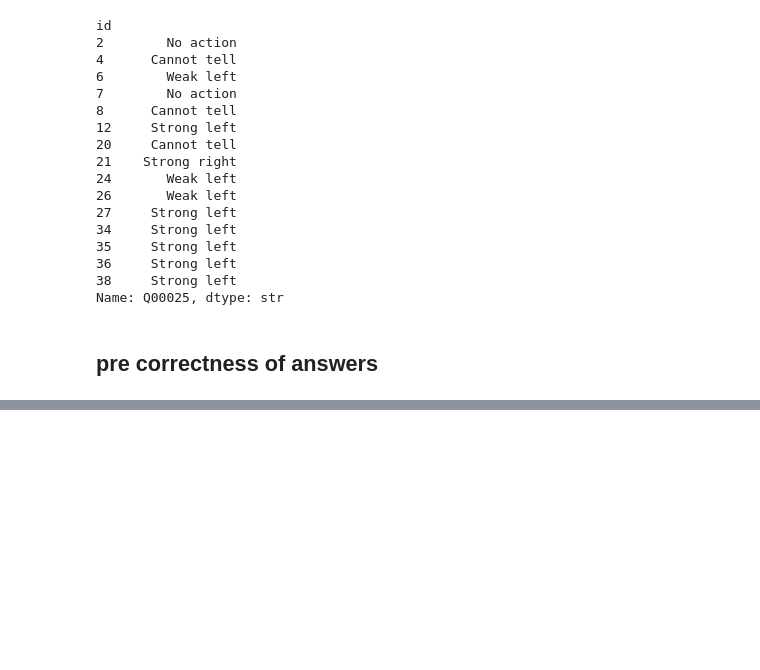
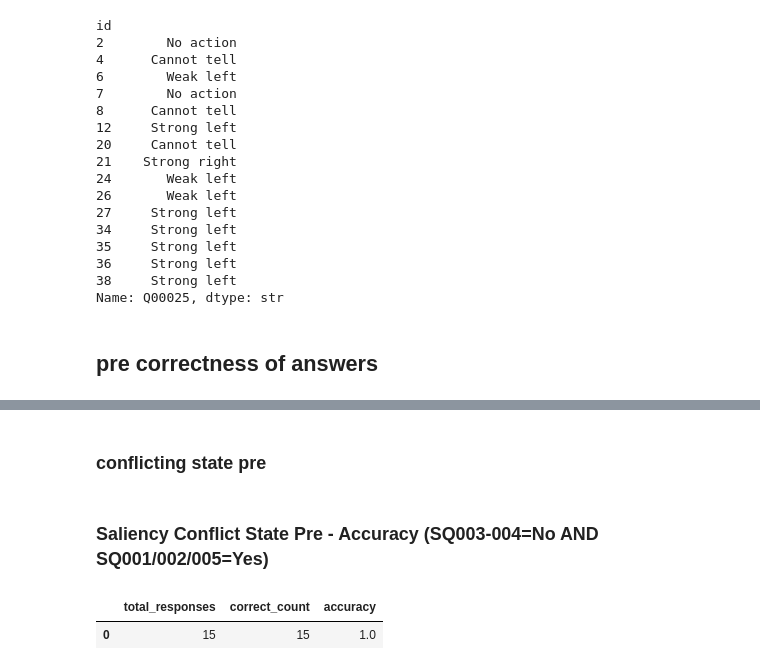
Before and after one commit to StefanHamm/surveyMasterThesis, a Jupyter notebook: survey_analysis.ipynb, the cells around one changed output, grey strips where cells are left out. Saved outputs shown, nothing was run; the diff lists cells and outputs as text; code cells hidden in the pictures; blank space fills up the shorter version.

```diff
--- a/survey_analysis.ipynb
+++ b/survey_analysis.ipynb
@@ -776,0 +842,53 @@ Name: Q00025, dtype: str
+# %% [markdown]
+### conflicting state pre
+# %%
+# There are subquestions SQ001 - SQ005 (Yes/No).
+# Correct pattern:
+# - SQ003 and SQ005 must be "No"
+# - At least one of SQ001 or SQ002 or SQ005 must be "Yes"
+
+def check_saliency_conflict_state_pre(df, question_code):
+    sq_main = [f"SQ{i:03d}" for i in range(3, 5)]   # aircraft 3..4
+    sq_valid = ["SQ001", "SQ002","SQ005"]
+
+    main_cols = [f"{question_code}[{sq}]" for sq in sq_main]
+    valid_cols = [f"{question_code}[{sq}]" for sq in sq_valid]
+    all_cols = main_cols + valid_cols
+
+    existing_cols = [c for c in all_cols if c in df.columns]
+    if not existing_cols:
+        return pd.DataFrame([{
+            "total_responses": 0,
+            "correct_count": 0,
+            "accuracy": np.nan
+        }])
+
+    data = df[existing_cols].apply(lambda s: s.astype(str).str.strip().str.lower())
+
+    # Respondent is counted if they answered at least one of these subquestions
+    answered_any = df[existing_cols].notna().any(axis=1)
+
+    main_ok = data[main_cols].eq("no").all(axis=1)
+    valid_ok = data[valid_cols].eq("yes").any(axis=1)
+
+    is_correct = answered_any & main_ok & valid_ok
+
+    total_responses = int(answered_any.sum())
+    correct_count = int(is_correct.sum())
+    accuracy = correct_count / total_responses if total_responses > 0 else np.nan
+
+    return pd.DataFrame([{
+        "total_responses": total_responses,
+        "correct_count": correct_count,
+        "accuracy": accuracy
+    }])
+
+saliency_conflict_state_pre_results = check_saliency_conflict_state_pre(
+    df, question_pairs["mental_models"]["saliency_conflict_state"]["pre"]
+)
+display(Markdown("### Saliency Conflict State Pre - Accuracy (SQ003-004=No AND SQ001/002/005=Yes)"))
+display(saliency_conflict_state_pre_results)
+# %% [output]
+### Saliency Conflict State Pre - Accuracy (SQ003-004=No AND SQ001/002/005=Yes)
+|  | total_responses | correct_count | accuracy |
+| 0 | 15 | 15 | 1.0 |
```
Also changed, not shown: parts of 11 cells of this notebook.
